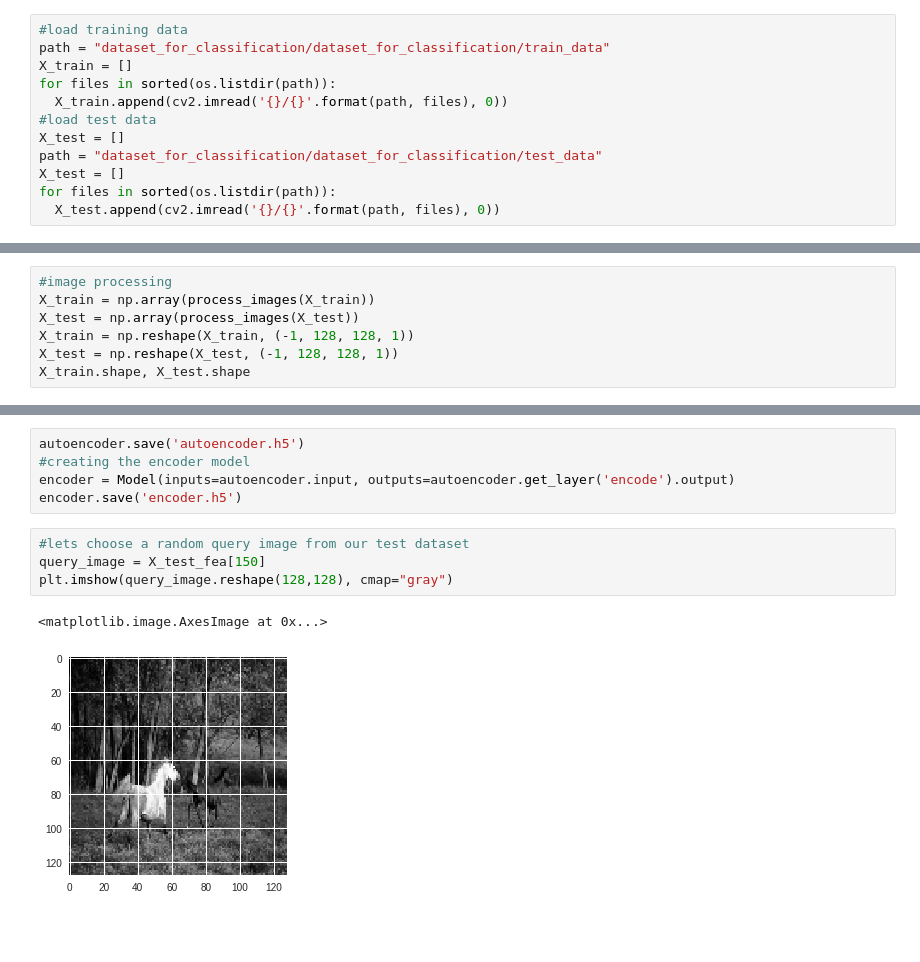
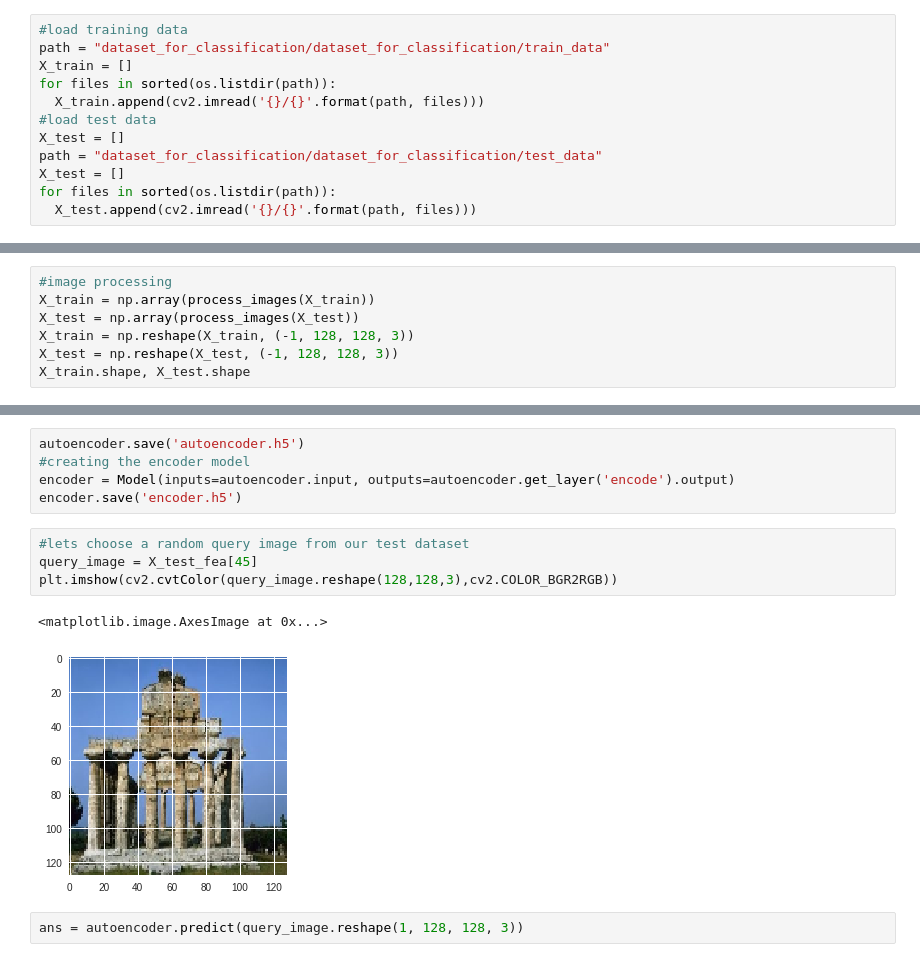
Before and after one commit to ameyaditya/imagesimilarity, a Jupyter notebook: test1.ipynb, the cells around one changed output, grey strips where cells are left out. Cells and saved outputs as stored; diff of their text form; blank space fills up the shorter version.

```diff
--- a/test1.ipynb
+++ b/test1.ipynb
@@ -107,13 +107,13 @@ Downloaded 29869710/29869710 bytes
 path = "dataset_for_classification/dataset_for_classification/train_data"
 X_train = []
 for files in sorted(os.listdir(path)):
-  X_train.append(cv2.imread('{}/{}'.format(path, files), 0))
+  X_train.append(cv2.imread('{}/{}'.format(path, files)))
 #load test data
 X_test = []
 path = "dataset_for_classification/dataset_for_classification/test_data"
 X_test = []
 for files in sorted(os.listdir(path)):
-  X_test.append(cv2.imread('{}/{}'.format(path, files), 0))
+  X_test.append(cv2.imread('{}/{}'.format(path, files)))
 # %%
 #dataproprocessing definition
 def process_images(copy):
@@ -127,7 +127,7 @@ def process_images(copy):
 #image processing
 X_train = np.array(process_images(X_train))
 X_test = np.array(process_images(X_test))
-X_train = np.reshape(X_train, (-1, 128, 128, 1))
-X_test = np.reshape(X_test, (-1, 128, 128, 1))
+X_train = np.reshape(X_train, (-1, 128, 128, 3))
+X_test = np.reshape(X_test, (-1, 128, 128, 3))
 X_train.shape, X_test.shape
 # %% [output]
@@ -233,8 +218,10 @@ encoder = Model(inputs=autoencoder.input, outputs=autoencoder.get_layer('encode'
 encoder.save('encoder.h5')
 # %%
 #lets choose a random query image from our test dataset
-query_image = X_test_fea[150]
-plt.imshow(query_image.reshape(128,128), cmap="gray")
+query_image = X_test_fea[45]
+plt.imshow(cv2.cvtColor(query_image.reshape(128,128,3),cv2.COLOR_BGR2RGB))
 # %% [output]
 <matplotlib.image.AxesImage at 0x...>
-[figure, old version]
+[figure, new version]
+# %%
+ans = autoencoder.predict(query_image.reshape(1, 128, 128, 3))
```
Also changed, not shown: parts of 11 cells of this notebook.
